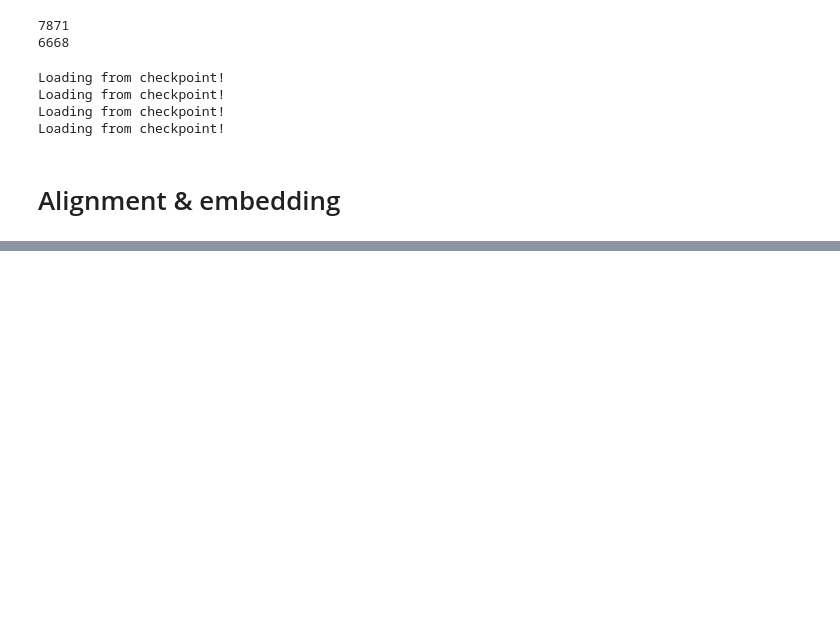
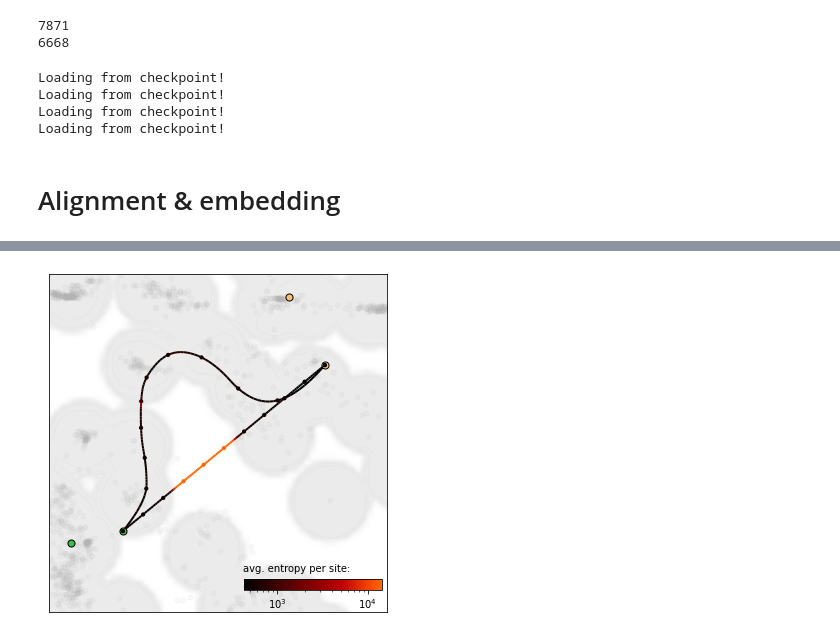
Before and after one commit to MachineLearningLifeScience/meaningful-protein-representations, a Jupyter notebook: exp7-8_data_preprocessing_and_geodesic_interpolation.ipynb, the cells around one changed output, grey strips where cells are left out. Cells and saved outputs as stored; diff of their text form; code cells hidden in the pictures; blank space fills up the shorter version.

```diff
--- a/exp7-8_data_preprocessing_and_geodesic_interpolation.ipynb
+++ b/exp7-8_data_preprocessing_and_geodesic_interpolation.ipynb
@@ -688,0 +610,90 @@ plt.plot(embedded[:,0],
+# %%
+sns.reset_orig()
+import matplotlib as mpl
+
+def truncate_colormap(cmap, minval=0.0, maxval=1.0, n=100):
+    '''helper function to use partial color maps'''
+    new_cmap = mpl.colors.LinearSegmentedColormap.from_list(
+        'trunc({n},{a:.2f},{b:.2f})'.format(n=cmap.name, a=minval, b=maxval),
+        cmap(np.linspace(minval, maxval, n)))
+    return new_cmap
+
+fig, ax = plt.subplots(figsize=(4.8,4.8))
+
+cmap = truncate_colormap(plt.get_cmap('gray'), 0.90, 1.0)
+plt.subplots_adjust(left=0.01, right=0.99, bottom=0.01, top=0.99)
+
+# Use entropy as background
+plt.contourf(z_grid_zoomin[:,0].reshape(n_points, n_points),
+             z_grid_zoomin[:,1].reshape(n_points, n_points),
+             entropy.reshape(n_points, n_points).detach(), levels=50, cmap=cmap, alpha=0.8, zorder=1)
+
+# Plot training points
+plt.plot(embedded[:,0],
+         embedded[:,1],
+         '.', color='0.7', markersize=10, alpha=0.075, zorder=1)
+
+# Plot class A1 and A2 points
+ax.scatter(a1_zs[:,0], a1_zs[:,1], color=green, s=50, zorder=20, edgecolors='black')
+ax.scatter(a2_zs[:,0], a2_zs[:,1], color=yellow, s=50, zorder=20, edgecolors='black')
+
+ax.set_xlim([0.75, 3.75])
+ax.set_ylim([-3.25, -0.25])
+
+# Select two points that are reasonably close - to allow visual inspection of interpolant
+p1_idx = 11
+p2_idx = 0
+p1 = a1_zs[p1_idx]
+p2 = a2_zs[p2_idx]
+print(p1, p2)
+
+# Calculate interpolants
+c = dm.connecting_geodesic(torch.tensor(p1).reshape(1,-1), torch.tensor(p2).reshape(1,-1),
+                           CubicSpline(torch.tensor(p1).reshape(1,-1), torch.tensor(p2).reshape(1,-1), num_nodes=10))
+interpolant_geodesic = c(torch.linspace(0,1,101)).detach()
+t = torch.linspace(0, 1, 101)[:,None]
+interpolant_linear = (t*(p2-p1)[None,:]+p1)
+
+# Calculate output distribution along interpolants
+xdists_geodesic = model.decode(interpolant_geodesic, as_probs=True).detach()
+xdists_linear = model.decode(interpolant_linear, as_probs=True).detach()
+
+# Calculate entropy along interpolants
+entropy_geodesic = torch.distributions.Categorical(probs=xdists_geodesic.permute(0,2,1)).entropy().sum(-1).detach()
+entropy_linear = torch.distributions.Categorical(probs=xdists_linear.permute(0,2,1)).entropy().sum(-1).detach()
+
+# Global Min/Max of entropy for color bar
+entropy_min = min(entropy_geodesic.min(), entropy_linear.min())
+entropy_max = max(entropy_geodesic.max(), entropy_linear.max())
+
+# Indices at which interpolant will be inspected
+idx = torch.linspace(0, 100, 11).long()
+
+# Plot interpolant points
+cmap = truncate_colormap(plt.get_cmap('gist_heat'), 0.0, 0.70)
+ax.scatter(interpolant_linear[idx,0], interpolant_linear[idx,1], s=10, zorder=20, c=entropy_linear[idx], cmap=cmap, norm=mpl.colors.LogNorm(entropy_min, entropy_max))
+ax.scatter(interpolant_geodesic[idx,0], interpolant_geodesic[idx,1], s=10, zorder=20, c=entropy_geodesic[idx], cmap=cmap, norm=mpl.colors.LogNorm(entropy_min, entropy_max))
+
+# Plot interpolant curves - colored by entropy
+from matplotlib.collections import LineCollection
+segments_geodesic = np.stack([interpolant_geodesic[:-1], interpolant_geodesic[1:]]).swapaxes(1,0)
+lc_geodesic = LineCollection(segments_geodesic, cmap=cmap, norm=mpl.colors.LogNorm(entropy_min, entropy_max), zorder=5)
+lc_geodesic.set_array(entropy_geodesic)
+lc_geodesic.set_linewidth(2)
+line_geodesic = ax.add_collection(lc_geodesic)
+
+segments_linear = np.stack([interpolant_linear[:-1], interpolant_linear[1:]]).swapaxes(1,0)
+lc_linear = LineCollection(segments_linear, cmap=cmap, norm=mpl.colors.LogNorm(entropy_min, entropy_max), zorder=5)
+lc_linear.set_array(entropy_linear)
+lc_linear.set_linewidth(2)
+line_line = ax.add_collection(lc_linear)
+
+# Remove ticks and set color bar
+plt.xticks([])
+plt.yticks([])
+ax.text(0.575, 0.12, "avg. entropy per site:", transform=ax.transAxes)
+cbaxes = fig.add_axes([0.575, 0.075, 0.4, 0.03])
+cb = fig.colorbar(line, cax = cbaxes, orientation='horizontal')
+
+plt.savefig('plot.svg')
+# %% [output]
@@ -688,0 +701 @@ plt.plot(embedded[:,0],
+[figure, added]
```
Also changed, not shown: parts of 21 cells of this notebook, 1 other file.
